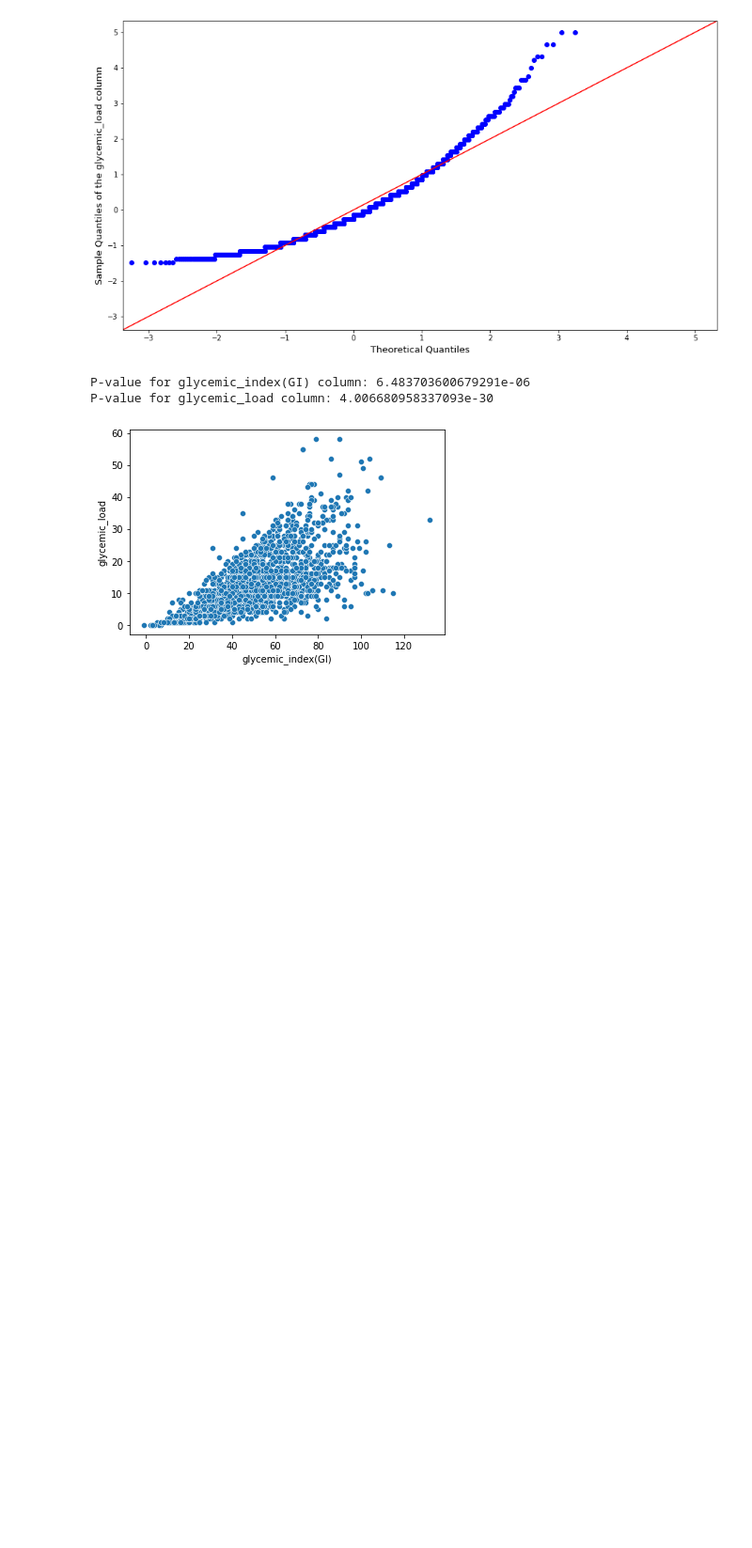
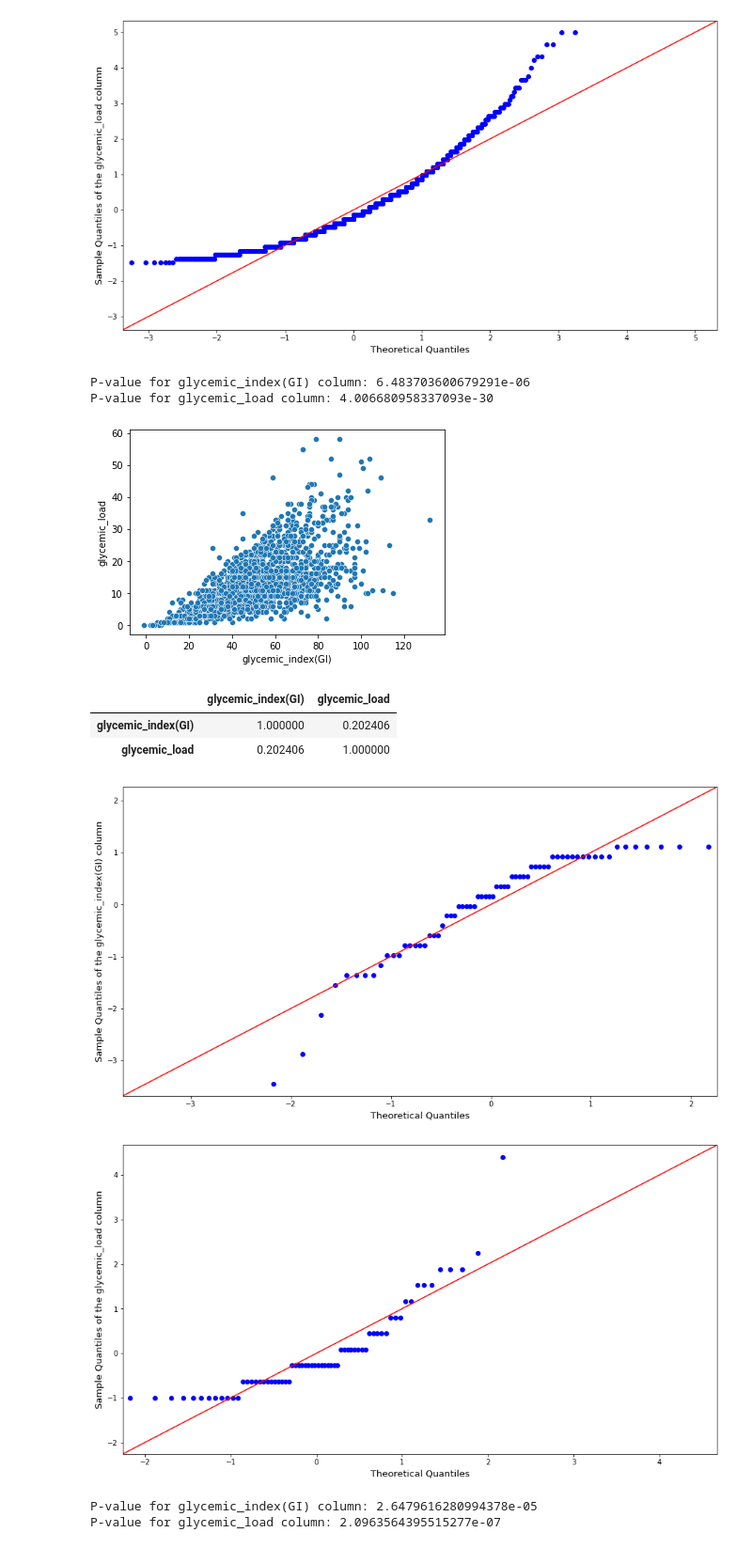
Before and after one commit to kamalzada/Machine-Learning-Projects, a Jupyter notebook: gi_gl_corr.ipynb, the cells around one changed output. Shown: that part at 94% size. Cells and saved outputs as stored; diff of their text form; code cells hidden in the pictures; blank space fills up the shorter version.

```diff
--- a/gi_gl_corr.ipynb
+++ b/gi_gl_corr.ipynb
@@ -62,3 +62,29 @@ sns.scatterplot(x = 'glycemic_index(GI)', y = 'glycemic_load', data=df1)
 plt.show()
 # %% [output]
 [figure]
+# %%
+#Now, let's do the same only for the products with low GI and high GL values
+low_gi_high_gl = df1.loc[(df1['glycemic_index(GI)']<=55) & (df1['glycemic_load']>=20)]
+low_gi_high_gl.corr()
+#The correlation has considerably weakened
+# %% [output]
+|  | glycemic_index(GI) | glycemic_load |
+| glycemic_index(GI) | 1.000000 | 0.202406 |
+| glycemic_load | 0.202406 | 1.000000 |
+# %%
+for column in low_gi_high_gl.columns[1:]:
+  fig = qqplot(low_gi_high_gl[column], line = '45', fit=True)
+  ax = plt.gca()
+  fig.set_size_inches(15, 8)
+  ax.set_xlabel('Theoretical Quantiles', fontsize=13)
+  ax.set_ylabel(f'Sample Quantiles of the {column} column', fontsize=13)
+plt.show()
+# %% [output]
+[figure, added]
+[figure, added]
+# %%
+for column in low_gi_high_gl.columns[1:]:
+  print(f'''P-value for {column} column: {shapiro(low_gi_high_gl[column])[1]}''')
+# %% [output]
+P-value for glycemic_index(GI) column: 2.6479616280994378e-05
+P-value for glycemic_load column: 2.0963564395515277e-07
```
